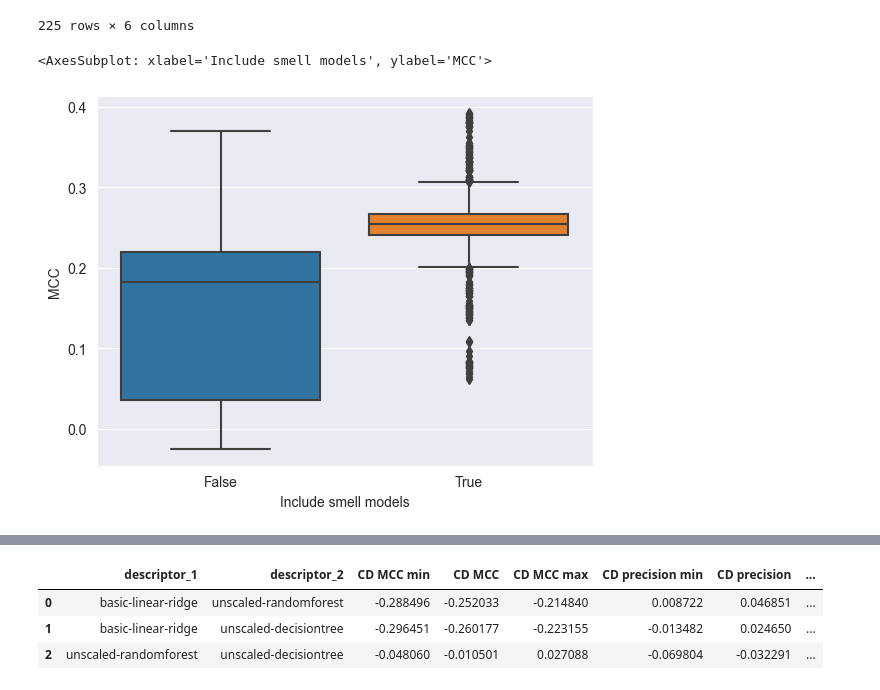
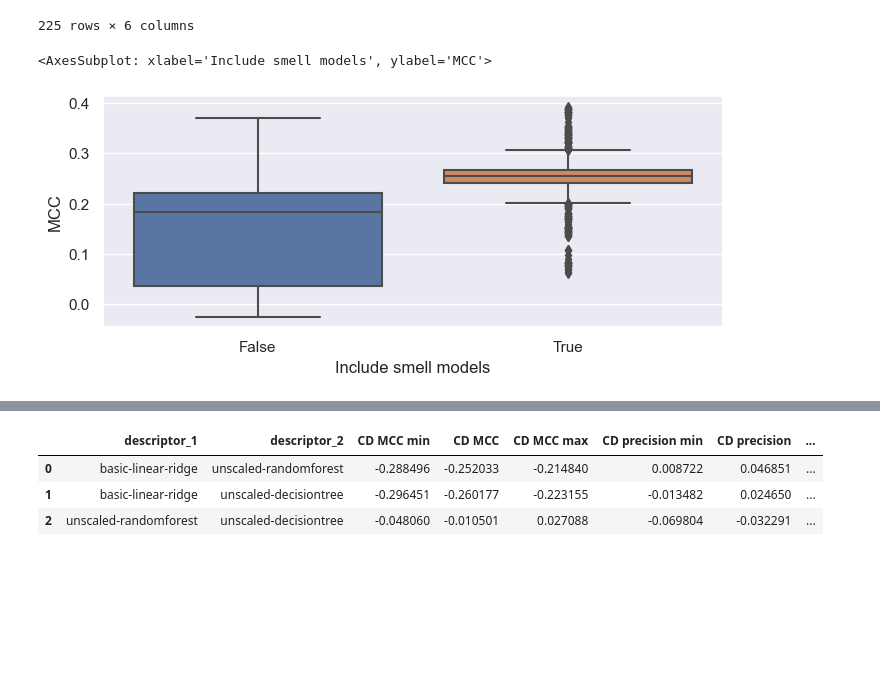
Before and after one commit to tlewowski/defect-prediction, a Jupyter notebook: manual_analysis/single_metric/defect-performance-single-metric.ipynb, the cells around one changed output, grey strips where cells are left out. Saved outputs shown, nothing was run; the diff lists cells and outputs as text; code cells hidden in the pictures; blank space fills up the shorter version.

```diff
--- a/manual_analysis/single_metric/defect-performance-single-metric.ipynb
+++ b/manual_analysis/single_metric/defect-performance-single-metric.ipynb
@@ -92,20 +92,23 @@ final_series
 225 rows × 6 columns
 # %%
 import seaborn as sns
+import matplotlib.pyplot as pyplot
+
+sns.set(rc={'figure.figsize': (8.0, 3.0)})
 
 smellchart_data = results.filter(["real_mcc", "smell_models"])
 smellchart_data["MCC"] = smellchart_data["real_mcc"]
 smellchart_data["Include smell models"] = smellchart_data["smell_models"]
 
 smells_mcc = sns.boxplot(
     smellchart_data, y="MCC", x="Include smell models"
 )
 
 smells_mcc.get_figure().savefig("single_mcc_smells.png")
 smells_mcc
 # %% [output]
 <AxesSubplot: xlabel='Include smell models', ylabel='MCC'>
-[figure, old version]
+[figure, new version]
 # %%
 prec_smellchart_data = results.filter(["real_precision", "smell_models"])
 prec_smellchart_data["Precision"] = prec_smellchart_data["real_precision"]
```
Also changed, not shown: parts of 7 cells of this notebook, 4 other files.
